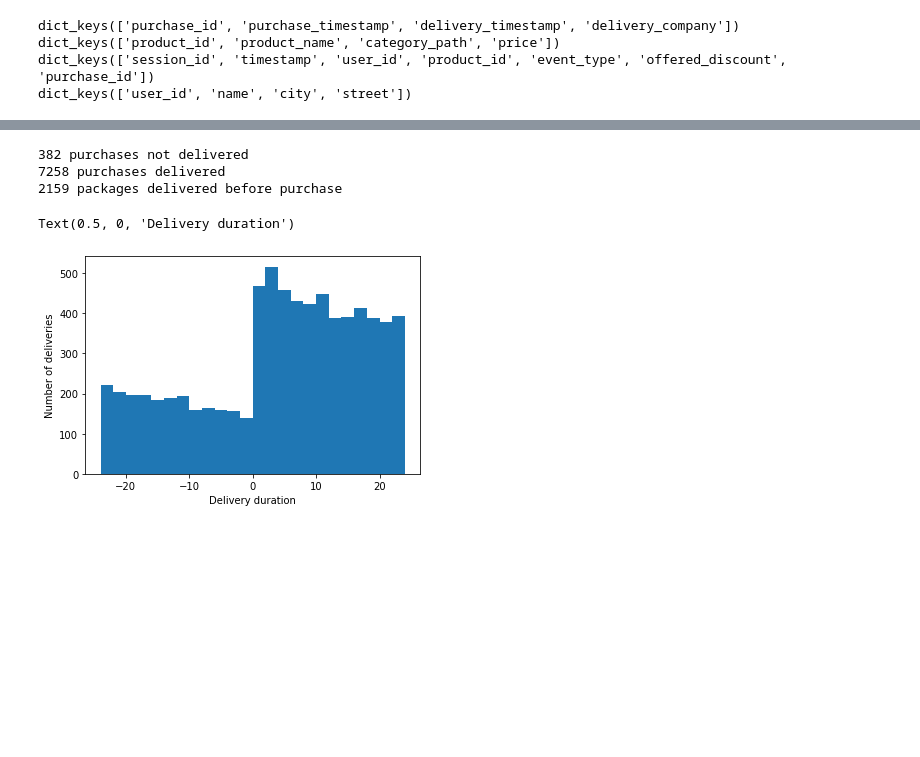
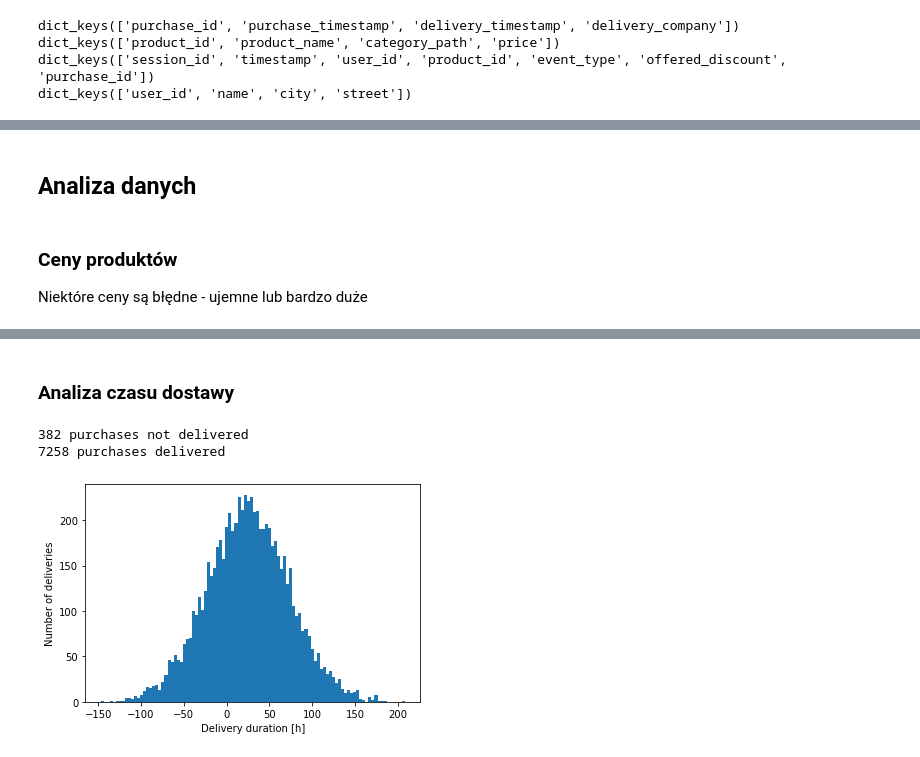
Before and after one commit to plibera/IUM_Project, a Jupyter notebook: dataAnalysis.ipynb, the cells around one changed output, grey strips where cells are left out. Saved outputs shown, nothing was run; the diff lists cells and outputs as text; code cells hidden in the pictures; blank space fills up the shorter version.

Commit message:
Correct delivery durations

```diff
--- a/dataAnalysis.ipynb
+++ b/dataAnalysis.ipynb
@@ -33,3 +33,18 @@ import numpy as np
+# %%
+# Convert date to unix timestamp (seconds only)
+def dateToTimestamp(date):
+    date = date.split('.')[0]
+    date = datetime.strptime(date, "%Y-%m-%dT%H:%M:%S").timetuple()
+    return time.mktime(date)
+
+def timestampToDate(timestamp):
+    return datetime.fromtimestamp(timestamp).strftime("%Y-%m-%dT%H:%M:%S")
+# %% [markdown]
+## Analiza danych
+# %% [markdown]
+### Ceny produktów
+
+Niektóre ceny są błędne - ujemne lub bardzo duże
 # %%
 products.sort(key=lambda product : product["price"])
 print("Price \t Product")
@@ -53,32 +68,24 @@ Price    Product
 89990000.0      Sencor SDA-630
 94530000.0      One For All SV 9323
 132900000.0     Deep Black Reloaded (PC)
+# %% [markdown]
+### Analiza czasu dostawy
 # %%
-from datetime import datetime
-import time
-
 notDeliveredList = [delivery for delivery in deliveries if delivery['delivery_timestamp'] is None]
 deliveredList = [delivery for delivery in deliveries if delivery['delivery_timestamp'] is not None]
 print(str(len(notDeliveredList))+" purchases not delivered")
 print(str(len(deliveredList))+" purchases delivered")
 
-deliveryTimes = [datetime.strptime(delivery['delivery_timestamp'], "%Y-%m-%dT%H:%M:%S.%f") for delivery in deliveredList]
-purchaseTimes = [datetime.strptime(delivery['purchase_timestamp'], "%Y-%m-%dT%H:%M:%S") for delivery in deliveredList]
+deliveryTimes = [dateToTimestamp(delivery['delivery_timestamp']) for delivery in deliveredList]
+purchaseTimes = [dateToTimestamp(delivery['purchase_timestamp']) for delivery in deliveredList]
 
-counter = 0
-for dt, pt in zip(deliveryTimes, purchaseTimes):
-    if dt < pt:
-        counter += 1
-print(str(counter)+" packages delivered before purchase")
+deliveryDurations = [(deliveryTime - purchaseTime)/3600 for deliveryTime, purchaseTime in zip(deliveryTimes, purchaseTimes)]
 
-deliveryDurations = [(deliveryTime - purchaseTime).seconds/3600 if deliveryTime > purchaseTime else (deliveryTime - purchaseTime).seconds/3600*(-1) for deliveryTime, purchaseTime in zip(deliveryTimes, purchaseTimes)]
-
-plt.hist(deliveryDurations, density=False, bins=24)
+plt.hist(deliveryDurations, density=False, bins=100)
 plt.ylabel('Number of deliveries')
-plt.xlabel('Delivery duration')
+plt.xlabel('Delivery duration [h]')
+plt.show()
 # %% [output]
 382 purchases not delivered
 7258 purchases delivered
-2159 packages delivered before purchase
-Text(0.5, 0, 'Delivery duration')
-[figure, old version]
+[figure, new version]
```
Also changed, not shown: parts of 10 cells of this notebook.
